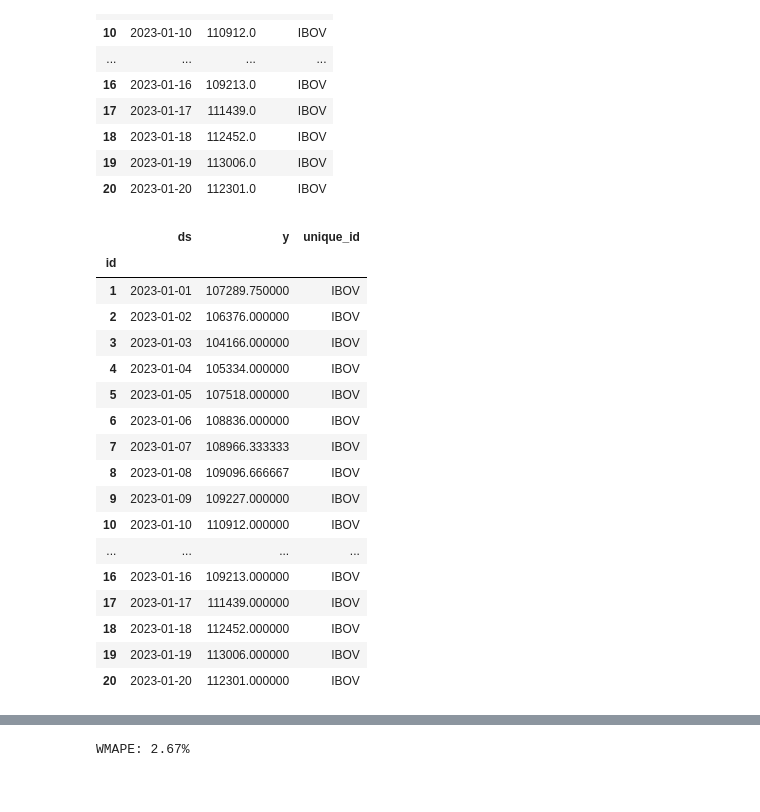
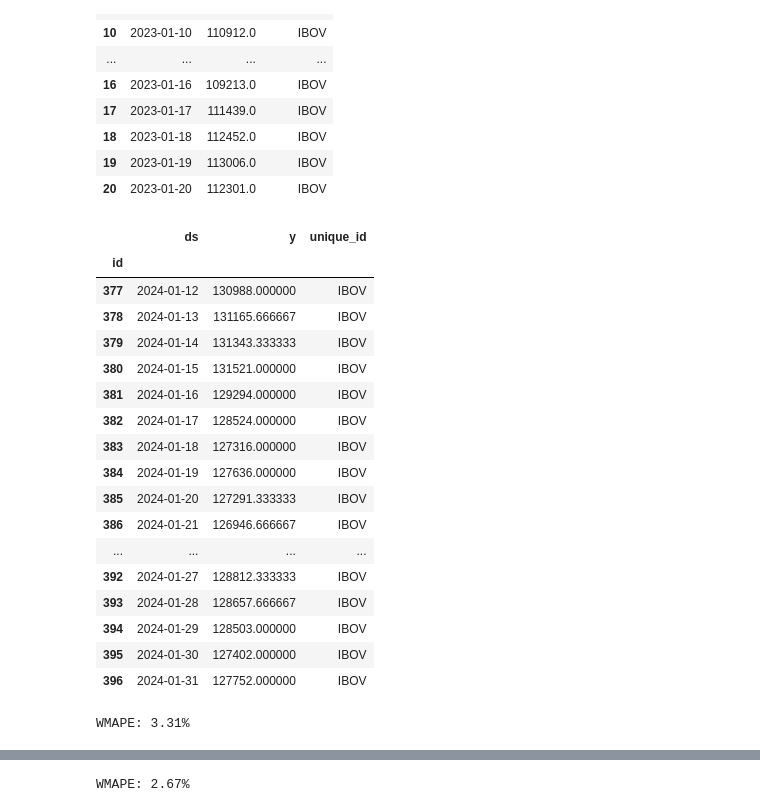
Before and after one commit to iharary/Fiap_Tech_Challenge_02, a Jupyter notebook: notebooks/IBOV.ipynb, the cells around one changed output, grey strips where cells are left out. Drawn from its saved outputs; the diff is of its cells as text; code cells hidden in the pictures.

```diff
--- a/notebooks/IBOV.ipynb
+++ b/notebooks/IBOV.ipynb
@@ -74,41 +74,41 @@ df_close_resample.head(20)
 # %%
 #Criar datas faltantes com nulo
 df_close_interpolate = df_close.resample('D').asfreq()
 
 #Criar datas faltantes com valores interpolados
 df_close_interpolate = df_close_interpolate.interpolate()
 df_close_interpolate = df_close_interpolate[df_close_interpolate.index >= inicio]
 
 df_close_interpolate['id'] = range(1, len(df_close_interpolate) + 1)
 df_close_interpolate.reset_index(inplace=True)
 df_close_interpolate = df_close_interpolate.set_index('id')
 
 df_close_interpolate['Date'] = pd.to_datetime(df_close_interpolate['Date'], format='%Y-%m-%d')
 
 #renomear colunas do dataframe
 df_close_interpolate.columns = ['ds', 'y']
 df_close_interpolate['unique_id'] = 'IBOV'
 
-df_close_interpolate.head(20)
+df_close_interpolate.tail(20)
 # %% [output]
 |  | ds | y | unique_id |
 | id |  |  |  |
-| 1 | 2023-01-01 | 107289.750000 | IBOV |
-| 2 | 2023-01-02 | 106376.000000 | IBOV |
-| 3 | 2023-01-03 | 104166.000000 | IBOV |
-| 4 | 2023-01-04 | 105334.000000 | IBOV |
-| 5 | 2023-01-05 | 107518.000000 | IBOV |
-| 6 | 2023-01-06 | 108836.000000 | IBOV |
-| 7 | 2023-01-07 | 108966.333333 | IBOV |
-| 8 | 2023-01-08 | 109096.666667 | IBOV |
-| 9 | 2023-01-09 | 109227.000000 | IBOV |
-| 10 | 2023-01-10 | 110912.000000 | IBOV |
+| 377 | 2024-01-12 | 130988.000000 | IBOV |
+| 378 | 2024-01-13 | 131165.666667 | IBOV |
+| 379 | 2024-01-14 | 131343.333333 | IBOV |
+| 380 | 2024-01-15 | 131521.000000 | IBOV |
+| 381 | 2024-01-16 | 129294.000000 | IBOV |
+| 382 | 2024-01-17 | 128524.000000 | IBOV |
+| 383 | 2024-01-18 | 127316.000000 | IBOV |
+| 384 | 2024-01-19 | 127636.000000 | IBOV |
+| 385 | 2024-01-20 | 127291.333333 | IBOV |
+| 386 | 2024-01-21 | 126946.666667 | IBOV |
 | ... | ... | ... | ... |
-| 16 | 2023-01-16 | 109213.000000 | IBOV |
-| 17 | 2023-01-17 | 111439.000000 | IBOV |
-| 18 | 2023-01-18 | 112452.000000 | IBOV |
-| 19 | 2023-01-19 | 113006.000000 | IBOV |
-| 20 | 2023-01-20 | 112301.000000 | IBOV |
+| 392 | 2024-01-27 | 128812.333333 | IBOV |
+| 393 | 2024-01-28 | 128657.666667 | IBOV |
+| 394 | 2024-01-29 | 128503.000000 | IBOV |
+| 395 | 2024-01-30 | 127402.000000 | IBOV |
+| 396 | 2024-01-31 | 127752.000000 | IBOV |
 # %%
 from statsforecast import StatsForecast
 from statsforecast.models import Naive, SeasonalNaive, SeasonalWindowAverage, AutoARIMA
@@ -117,3 +122,15 @@ from statsforecast.models import Naive, SeasonalNaive, SeasonalWindowAverage, Au
 train_resample = df_close_resample[df_close_resample['ds'] < '2024-01-01']
 test_resample = df_close_resample[df_close_resample['ds'] >= '2024-01-01']
 h_resample = len(test_resample)
+# %%
+#Usar modelo naive sem decomposição - resample
+model = StatsForecast(models=[Naive()], freq='D', n_jobs=-1)
+model.fit(train_resample)
+
+forecast_df = model.predict(h=h_resample, level=[90])
+forecast_df = forecast_df.reset_index().merge(test_resample, on=['ds','unique_id'], how='left')
+
+wmape1 = wmape(forecast_df['y'].values, forecast_df['Naive'].values)
+print(f"WMAPE: {wmape1:.2%}")
+# %% [output]
+WMAPE: 3.31%
```
Also changed, not shown: parts of 15 cells of this notebook.
